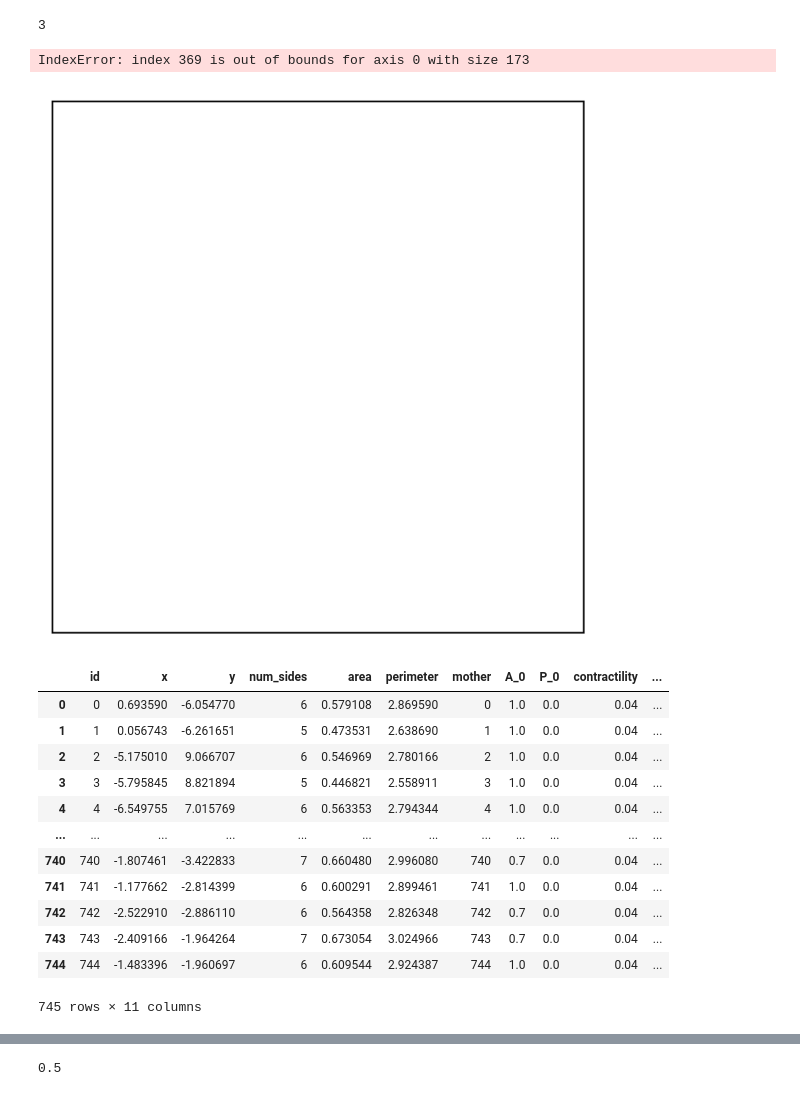
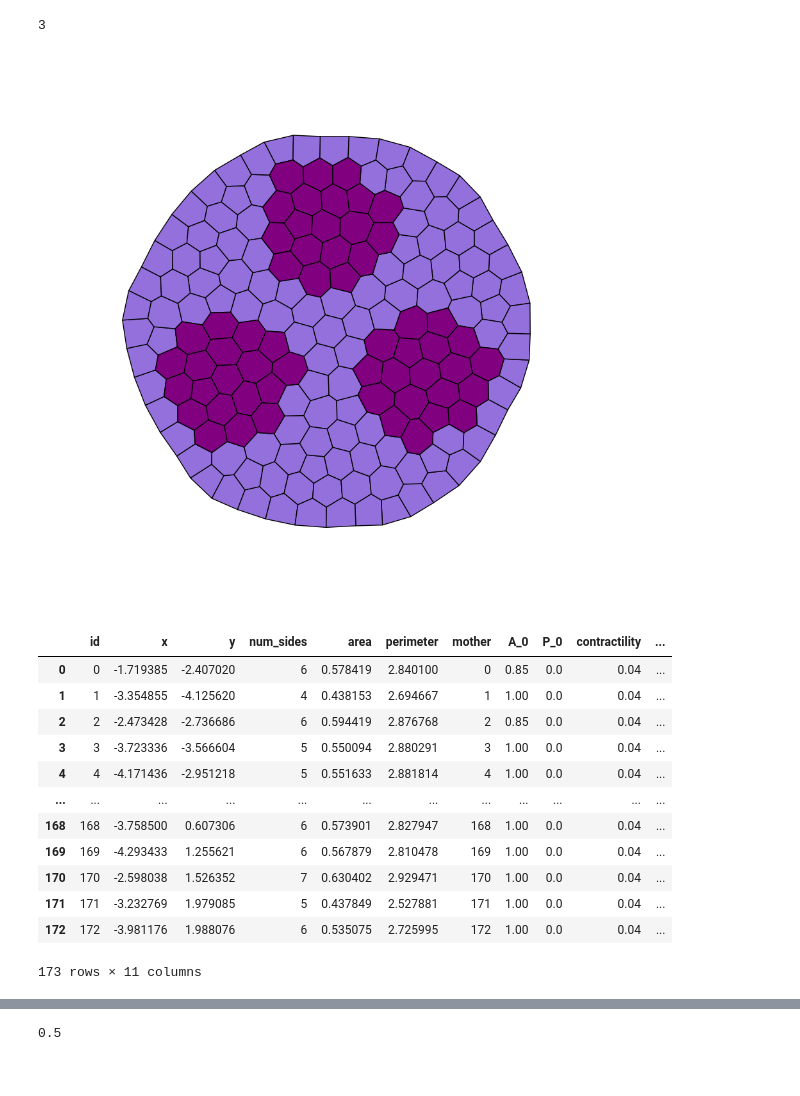
Before and after one commit to carlosmduque/vertex-model-python, a Jupyter notebook: examples/nematic_pattern_design.ipynb, the cells around one changed output, grey strips where cells are left out. Cells and saved outputs as stored; diff of their text form; code cells hidden in the pictures.

```diff
--- a/examples/nematic_pattern_design.ipynb
+++ b/examples/nematic_pattern_design.ipynb
@@ -189,7 +187,7 @@ center_cell_ids = find_closest_cell(tissue,cell_centroids,angle_list)
 
 # center_cell_ids = find_closest_cell(tissue,cell_centroids,angle_list,radii_fraction = radii_fraction)
 # %%
-neighbor_list = [g.neighborhood(cell_id, order=4) for cell_id in center_cell_ids]
+neighbor_list = [g.neighborhood(cell_id, order=2) for cell_id in center_cell_ids]
 
 # neighbor_list_centroid = [g.neighborhood(cell_id, order=4) for cell_id in [centroid_cell_id]]
 
@@ -199,8 +197,10 @@ len(neighbor_list)
 # %% [output]
 3
 # %%
-poly_verts = find_face_vertices_faster(tissue,tissue.face_dbonds)
+# poly_verts = find_face_vertices_faster(tissue,tissue.face_dbonds)
 # poly_verts_triang = find_face_vertices_faster(tissue_dual_triangulation,tissue_dual_triangulation.face_dbonds)
+
+poly_verts = find_face_vertices_faster(tissue)
 
 
 # facecolors = get_face_colors(tissue,color_by='num_sides')
@@ -239,55 +239,54 @@ for neighbors in neighbor_list:
 
 #         plt.arrow(start_coords[0], start_coords[1], dr[0], dr[1],
 #                 head_width=0.3, head_length=0.1, linewidth=0.15, color='magenta', length_includes_head=True,zorder=5)
 
 
     # coll4 = PolyCollection(poly_verts[neighbors], edgecolors='black',facecolors='salmon',linewidths=0.1,zorder=4)
     # ax.add_collection(coll4)
 
 # lc = LineCollection(elong_lines_per_cell, colors='white', linewidths=0.1,zorder=4)
 
 # ax.add_collection(lc)
 
 
 ax.add_collection(coll)
 # ax.add_collection(coll3)
 
 
 ax.autoscale_view()
 
 
 side_size = 1.0
 fig.set_size_inches(side_size, side_size)
 
 # plt.clf()
 plt.tight_layout()
 plt.box(on=None)
 plt.show()
 
 # fig.savefig('filename4.png',  transparent=True)
 # %% [output]
-IndexError: index 369 is out of bounds for axis 0 with size 173
-[figure, old version]
+[figure, new version]
 # %%
 initial_areas = tissue_original.face_df['area'].values
 # %%
-tissue.face_df.loc[list(chain(*neighbor_list)),'A_0'] = 0.7
+tissue.face_df.loc[list(chain(*neighbor_list)),'A_0'] = 0.85
 
 tissue.face_df
 # %% [output]
 |  | id | x | y | num_sides | area | perimeter | mother | A_0 | P_0 | contractility | ... |
-| 0 | 0 | 0.693590 | -6.054770 | 6 | 0.579108 | 2.869590 | 0 | 1.0 | 0.0 | 0.04 | ... |
-| 1 | 1 | 0.056743 | -6.261651 | 5 | 0.473531 | 2.638690 | 1 | 1.0 | 0.0 | 0.04 | ... |
-| 2 | 2 | -5.175010 | 9.066707 | 6 | 0.546969 | 2.780166 | 2 | 1.0 | 0.0 | 0.04 | ... |
-| 3 | 3 | -5.795845 | 8.821894 | 5 | 0.446821 | 2.558911 | 3 | 1.0 | 0.0 | 0.04 | ... |
-| 4 | 4 | -6.549755 | 7.015769 | 6 | 0.563353 | 2.794344 | 4 | 1.0 | 0.0 | 0.04 | ... |
+| 0 | 0 | -1.719385 | -2.407020 | 6 | 0.578419 | 2.840100 | 0 | 0.85 | 0.0 | 0.04 | ... |
+| 1 | 1 | -3.354855 | -4.125620 | 4 | 0.438153 | 2.694667 | 1 | 1.00 | 0.0 | 0.04 | ... |
+| 2 | 2 | -2.473428 | -2.736686 | 6 | 0.594419 | 2.876768 | 2 | 0.85 | 0.0 | 0.04 | ... |
+| 3 | 3 | -3.723336 | -3.566604 | 5 | 0.550094 | 2.880291 | 3 | 1.00 | 0.0 | 0.04 | ... |
+| 4 | 4 | -4.171436 | -2.951218 | 5 | 0.551633 | 2.881814 | 4 | 1.00 | 0.0 | 0.04 | ... |
 | ... | ... | ... | ... | ... | ... | ... | ... | ... | ... | ... | ... |
-| 740 | 740 | -1.807461 | -3.422833 | 7 | 0.660480 | 2.996080 | 740 | 0.7 | 0.0 | 0.04 | ... |
-| 741 | 741 | -1.177662 | -2.814399 | 6 | 0.600291 | 2.899461 | 741 | 1.0 | 0.0 | 0.04 | ... |
-| 742 | 742 | -2.522910 | -2.886110 | 6 | 0.564358 | 2.826348 | 742 | 0.7 | 0.0 | 0.04 | ... |
-| 743 | 743 | -2.409166 | -1.964264 | 7 | 0.673054 | 3.024966 | 743 | 0.7 | 0.0 | 0.04 | ... |
-| 744 | 744 | -1.483396 | -1.960697 | 6 | 0.609544 | 2.924387 | 744 | 1.0 | 0.0 | 0.04 | ... |
+| 168 | 168 | -3.758500 | 0.607306 | 6 | 0.573901 | 2.827947 | 168 | 1.00 | 0.0 | 0.04 | ... |
+| 169 | 169 | -4.293433 | 1.255621 | 6 | 0.567879 | 2.810478 | 169 | 1.00 | 0.0 | 0.04 | ... |
+| 170 | 170 | -2.598038 | 1.526352 | 7 | 0.630402 | 2.929471 | 170 | 1.00 | 0.0 | 0.04 | ... |
+| 171 | 171 | -3.232769 | 1.979085 | 5 | 0.437849 | 2.527881 | 171 | 1.00 | 0.0 | 0.04 | ... |
+| 172 | 172 | -3.981176 | 1.988076 | 6 | 0.535075 | 2.725995 | 172 | 1.00 | 0.0 | 0.04 | ... |
-745 rows × 11 columns
+173 rows × 11 columns
 # %%
 quasi_solver = TissueMinimizer(tissue,tissue_energy,tissue_gradient)
 quasi_solver.find_energy_min()
```
Also changed, not shown: parts of 6 cells of this notebook, 6 other files.
